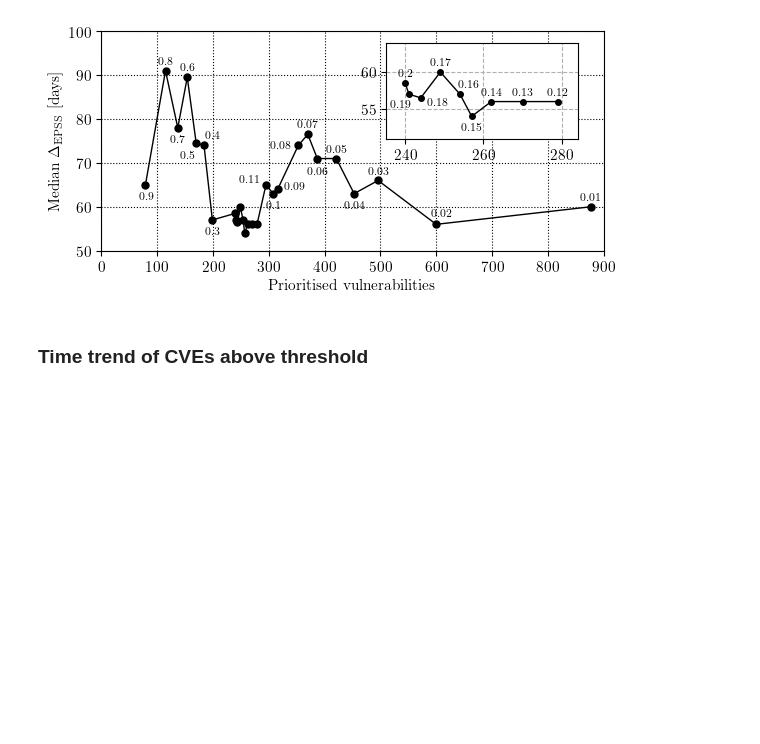
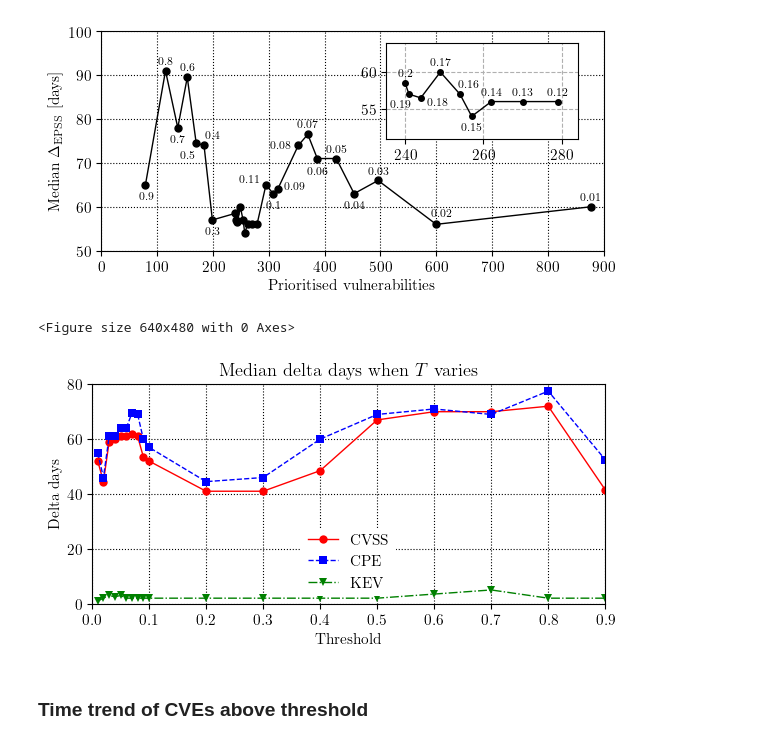
Before and after one commit to dravalico/paper-temporal-dynamics-epss, a Jupyter notebook: 1_epss3_current.ipynb, the cells around one changed output. Cells and saved outputs as stored; diff of their text form; code cells hidden in the pictures; blank space fills up the shorter version.

Commit message:
Add code for new plots in second round revision

```diff
--- a/1_epss3_current.ipynb
+++ b/1_epss3_current.ipynb
@@ -605,6 +607,64 @@ plot.show()
 # %% [output]
 <Figure size 640x480 with 0 Axes>
 [figure]
+# %%
+data = {}
+for threshold_t in [i / 100 for i in range(1, 11)] + [i / 10 for i in range(2, 10)]:
+    df = pd.merge(df_current[df_current.epss > threshold_t].drop_duplicates(subset='cve', keep='first')[['cve', 'date']],
+                         df_cve[['id', 'reservationYear', 'published', 'cvssCreated', 'daysToCVSS', 'cvssBaseScore', 'cpeCreated', 'daysToCPE']],
+                         left_on='cve',
+                         right_on='id',
+                         how='inner').set_index('id')
+    df.drop(columns=['cve'], inplace=True)
+    df.rename(columns={'date': 'dateAbove', 'daysToCVSS': 'deltaCVSS', 'cvssCreated': 'dateCVSS',
+                              'daysToCPE': 'deltaCPE', 'cpeCreated': 'dateCPE'}, inplace=True)
+    df['deltaEPSS'] = (df.dateAbove.dt.date -  df.published.dt.date).dt.days
+
+    df_exploit = pd.read_csv('datasets/exploitdb_above.csv')
+    df_exploit['Date'] = pd.to_datetime(df_exploit['Date'])
+
+    df_exploit_merged = pd.merge(df_exploit, df_cve[['id', 'published']], left_on='CVE', right_on='id', how='inner')
+    df_exploit_merged['deltaExploit'] = (df_exploit_merged['Date'].dt.date - df_exploit_merged['published'].dt.date).dt.days
+    df_exploit_merged.rename(columns={'Date': 'dateExploit'}, inplace=True)
+
+    df = pd.merge(df,
+                  df_exploit_merged[['CVE', 'dateExploit', 'deltaExploit']],
+                  left_on=df.index,
+                  right_on='CVE',
+                  how='left').set_index(df.index)
+    df.drop(columns=['CVE'], inplace=True)
+
+    df_kev_date = df_kev_sheet[['cveID', 'dateAdded']].set_index('cveID')
+    df_kev_date.rename(columns={'dateAdded': 'dateKEV'}, inplace=True)
+    df_kev_date['dateKEV'] = pd.to_datetime(df_kev_date['dateKEV'])
+    df = pd.merge(df_kev_date, df, left_index=True, right_index=True, how='right')
+    df['deltaKEV'] = (df.dateKEV.dt.date - df.published.dt.date).dt.days
+
+    df = df[['reservationYear', 'published', 'dateAbove', 'deltaEPSS', 'dateKEV', 'deltaKEV', 'dateCVSS', 'deltaCVSS', 'cvssBaseScore', 'dateCPE', 'deltaCPE', 'dateExploit', 'deltaExploit']]
+    df['T-KEV'] = df['deltaEPSS'] - df['deltaKEV']
+    df['T-CVSS'] = df['deltaEPSS'] - df['deltaCVSS']
+    df['T-CPE'] = df['deltaEPSS'] - df['deltaCPE']
+    df['T-exploit'] = df['deltaEPSS'] - df['deltaExploit']
+    data[threshold_t] = df
+
+
+x = [i / 100 for i in range(1, 11)] + [i / 10 for i in range(2, 10)]
+y_cvss = []
+y_cpe = []
+y_kev = []
+for x_i in x:
+    y_cvss.append(data[x_i]['T-CVSS'].median())
+    y_cpe.append(data[x_i]['T-CPE'].median())
+    y_kev.append(data[x_i]['T-KEV'].median())
+
+plot = fastplot.plot([('CVSS', (x, y_cvss)), ('CPE', (x, y_cpe)), ('KEV', (x, y_kev))], None,
+              mode='line_multi', xlabel='Threshold', ylabel='Delta days',
+              cycler=fastplot.CYCLER_LINESPOINTS, legend=True, **PLOT_ARGS)
+plot.title('Median delta days when $T$ varies')
+plot.show()
+# %% [output]
+<Figure size 640x480 with 0 Axes>
+[figure, added]
 # %% [markdown]
 ### Time trend of CVEs above threshold
 # %%
```
Also changed, not shown: parts of 2 cells of this notebook.
